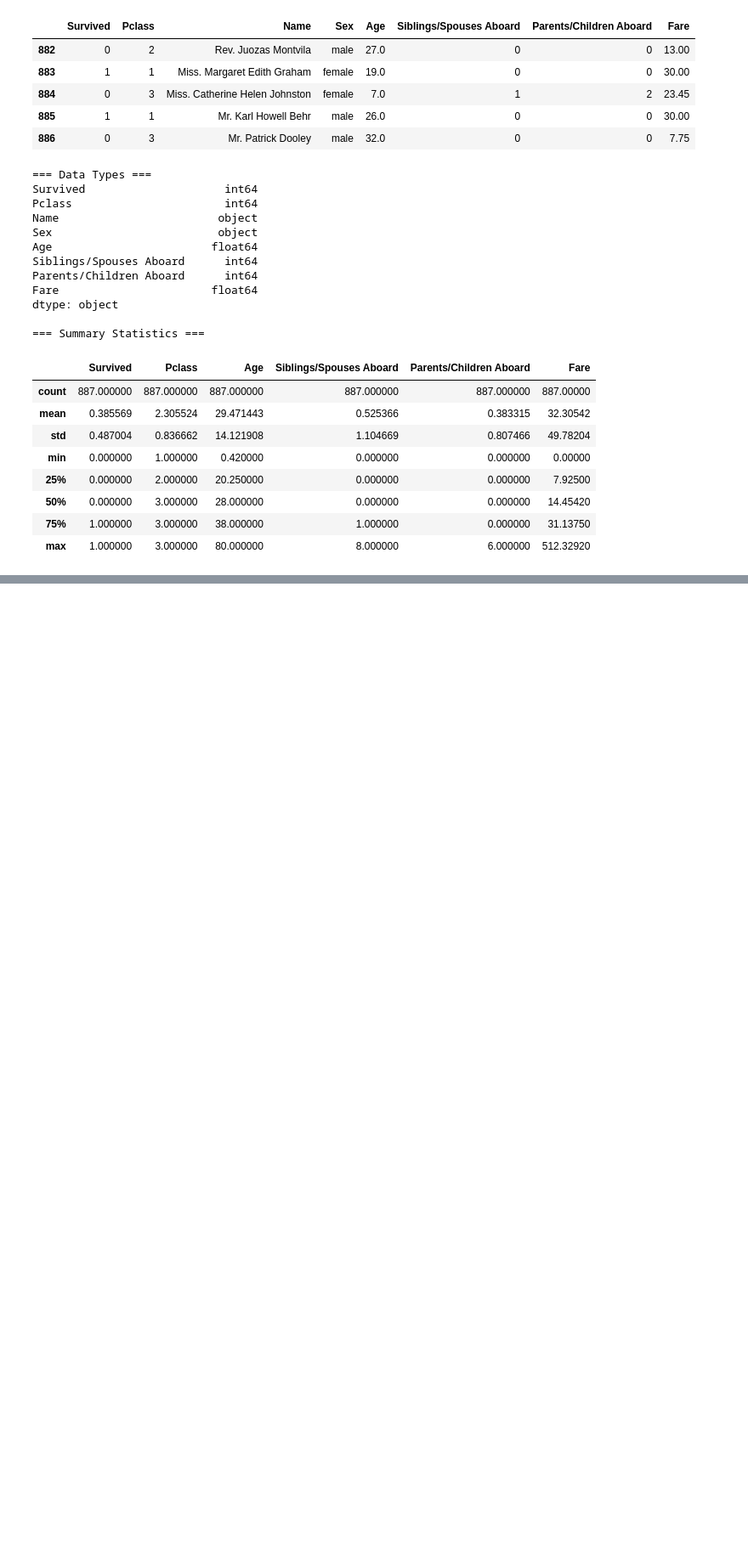
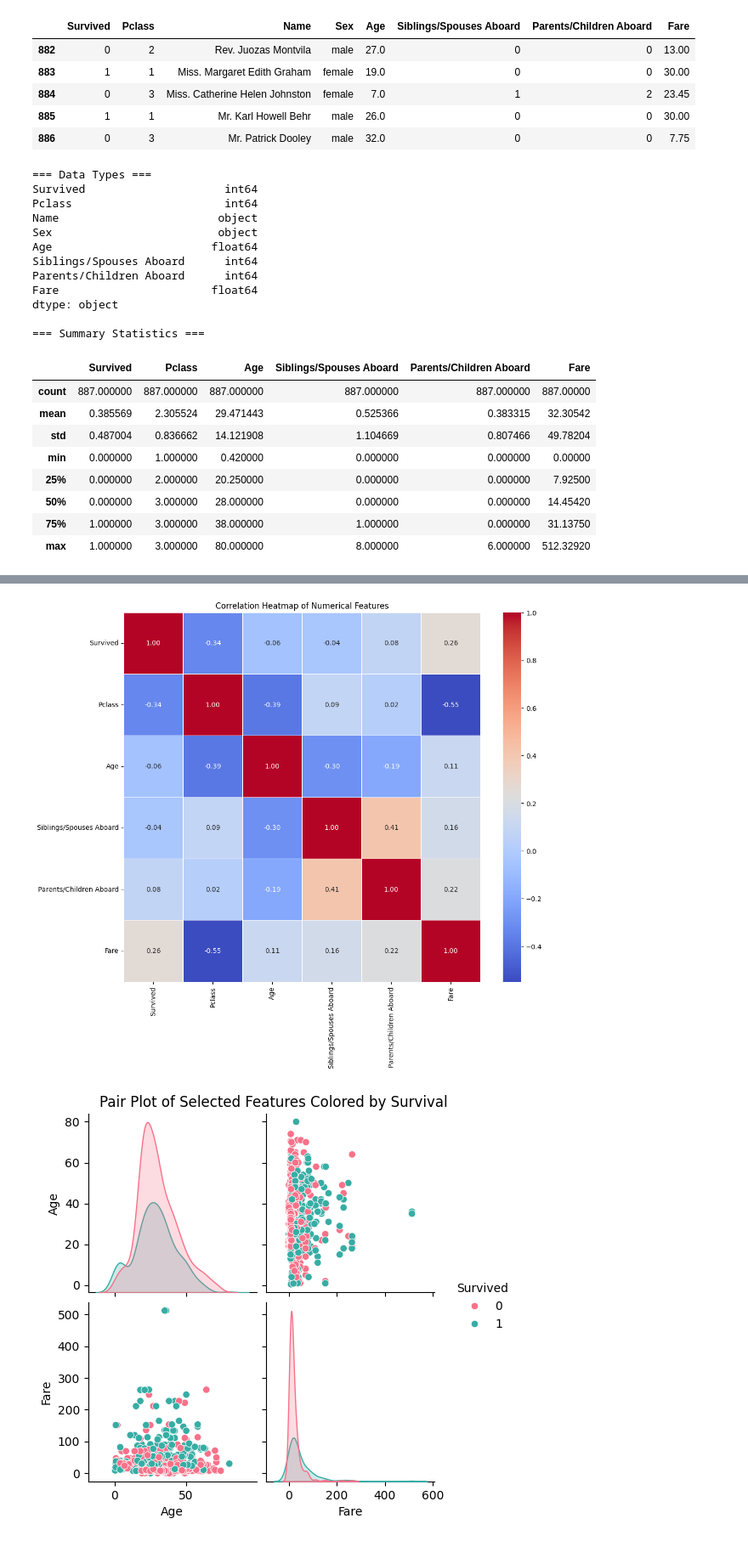
Before and after one commit to emortalizer/Colab-Assignment-5_1, a Jupyter notebook: Copy_of_Lesson_5_Assignment.ipynb, the cells around one changed output, grey strips where cells are left out. Shown at 85% size. Drawn from its saved outputs; the diff is of its cells as text; code cells hidden in the pictures; blank space fills up the shorter version.

```diff
--- a/Copy_of_Lesson_5_Assignment.ipynb
+++ b/Copy_of_Lesson_5_Assignment.ipynb
@@ -188,0 +131,27 @@ KeyError: 'Cabin'
+# %%
+# =========================================================
+# Task 4: Identify specific data points
+# =========================================================
+
+# --- 1. Find passengers with the highest fare ---
+highest_fare_val = df['Fare'].max()
+highest_fare_passengers = df[df['Fare'] == highest_fare_val]
+
+print("\n=== Passengers with Highest Fare ===")
+display(highest_fare_passengers[['Name', 'Fare', 'Pclass', 'Survived']])
+
+
+# --- 2. Find passengers with the largest family size ---
+# Recalculate 'Family' just in case the previous cell didn't save it correctly
+if 'SibSp' in df.columns and 'Parch' in df.columns:
+    df['Family'] = df['SibSp'] + df['Parch']
+
+# Now find the maximum value safely
+if 'Family' in df.columns:
+    max_family_val = df['Family'].max()
+    largest_family_passengers = df[df['Family'] == max_family_val]
+
+    print("\n=== Passengers with Largest Family Size ===")
+    display(largest_family_passengers[['Name', 'SibSp', 'Parch', 'Family', 'Survived']])
+else:
+    print("\n Error: Could not find 'SibSp' or 'Parch' columns to calculate Family size.")
@@ -188,0 +251,17 @@ KeyError: 'Cabin'
+# %%
+# TODO: Create a heatmap of correlation between numerical features
+plt.figure(figsize=(12, 10))
+numerical_df = df.select_dtypes(include=['float64', 'int64'])
+corr_matrix = numerical_df.corr()
+sns.heatmap(corr_matrix, annot=True, cmap='coolwarm', fmt='.2f', linewidths=0.5)
+plt.title('Correlation Heatmap of Numerical Features')
+plt.show()
+
+# TODO: Create a pair plot of 'Age', 'Fare', 'SibSp', and 'Parch', colored by 'Survived'
+selected_features = ['Age', 'Fare', 'Survived']
+sns.pairplot(df[selected_features], hue='Survived', diag_kind='kde', palette='husl')
+plt.suptitle('Pair Plot of Selected Features Colored by Survival', y=1.02)
+plt.show()
+# %% [output]
+[figure, added]
+[figure, added]
```
Also changed, not shown: parts of 22 cells of this notebook.
